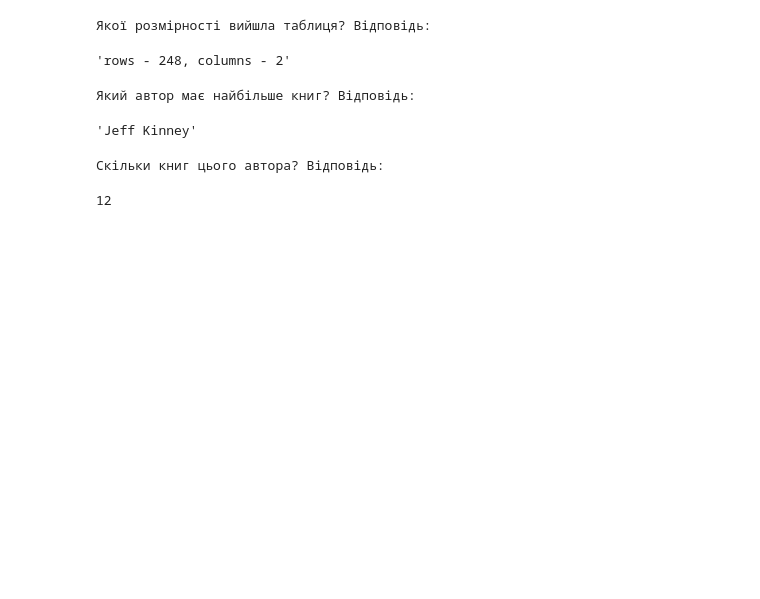
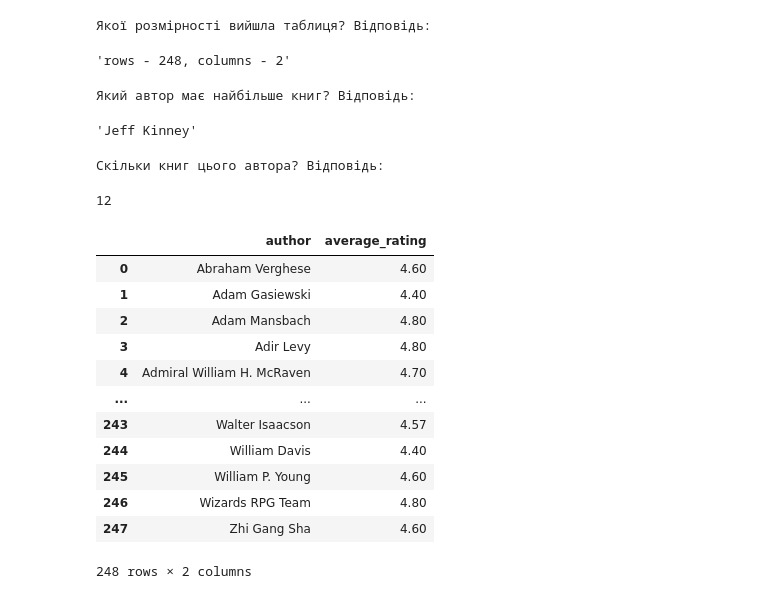
Before and after one commit to Korniev/Data-Sciense, a Jupyter notebook: hw_02/Hw_2.3.ipynb, the cells around one changed output. Cells and saved outputs as stored; diff of their text form; code cells hidden in the pictures; blank space fills up the shorter version.

```diff
--- a/hw_02/Hw_2.3.ipynb
+++ b/hw_02/Hw_2.3.ipynb
@@ -277,3 +277,22 @@ most_books_count
 # %% [output]
 Скільки книг цього автора? Відповідь:
 12
+# %%
+# Тепер створіть другий датафрейм, який буде вміщати середній рейтинг для кожного автора (використовуйте функції groupby та agg, для підрахунку середнього значення використовуйте mean). Не беріть усі стовпці, виберете тільки потрібні
+
+average_rating_per_author = data.groupby('author')['user_rating'].mean().reset_index(name='average_rating').round(2)
+average_rating_per_author
+# %% [output]
+|  | author | average_rating |
+| 0 | Abraham Verghese | 4.60 |
+| 1 | Adam Gasiewski | 4.40 |
+| 2 | Adam Mansbach | 4.80 |
+| 3 | Adir Levy | 4.80 |
+| 4 | Admiral William H. McRaven | 4.70 |
+| ... | ... | ... |
+| 243 | Walter Isaacson | 4.57 |
+| 244 | William Davis | 4.40 |
+| 245 | William P. Young | 4.60 |
+| 246 | Wizards RPG Team | 4.80 |
+| 247 | Zhi Gang Sha | 4.60 |
+248 rows × 2 columns
```
